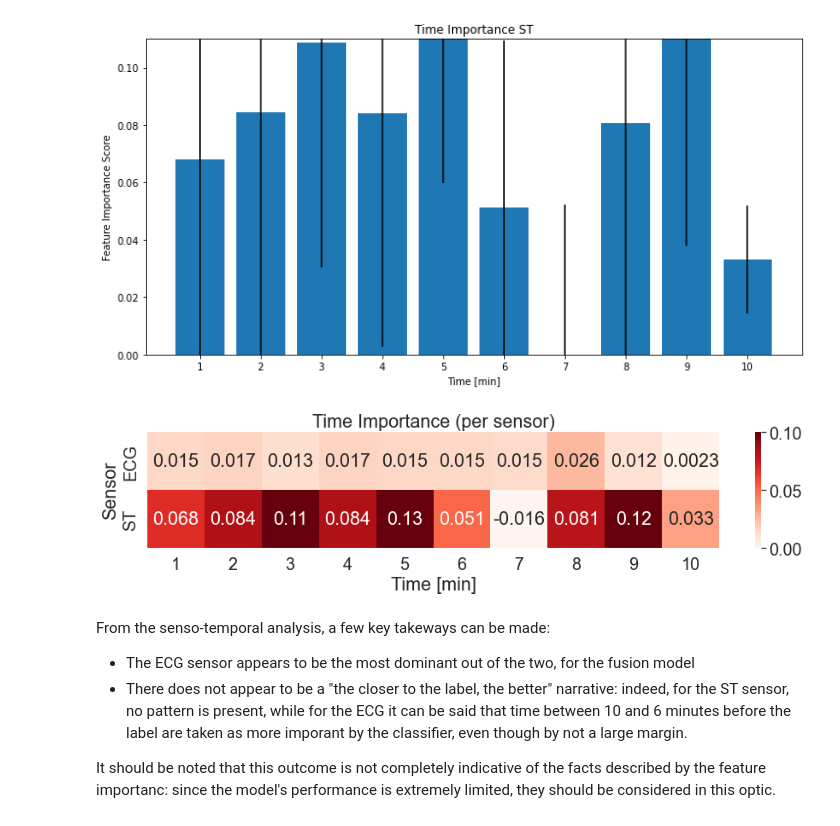
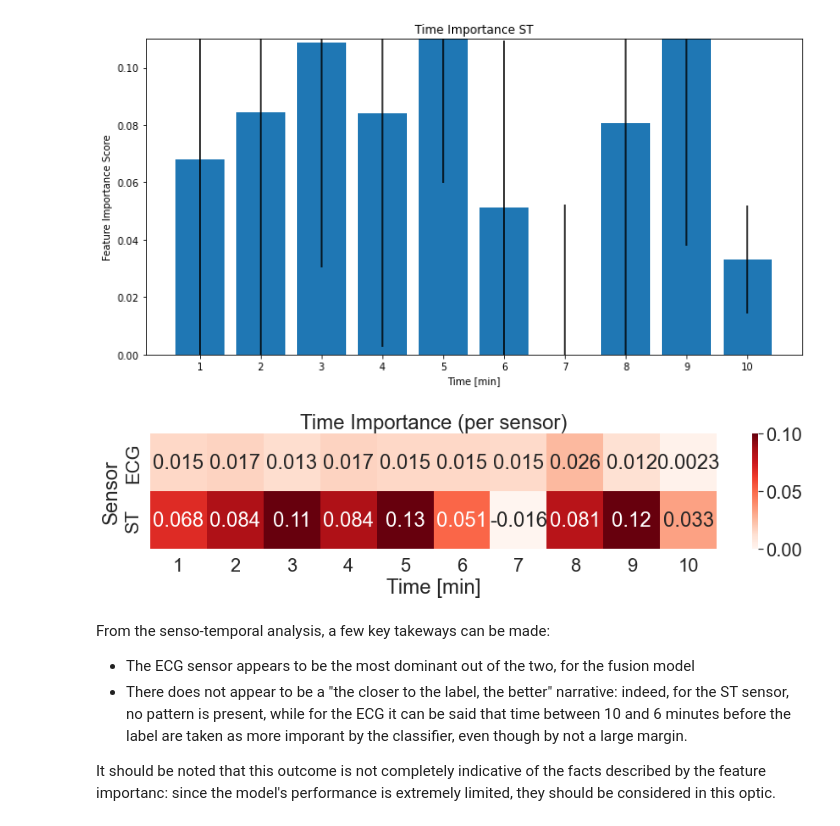
Before and after one commit to LeonardoAlchieri/MUSE, a Jupyter notebook: notebooks/explain.ipynb, the cells around one changed output. Drawn from its saved outputs; the diff is of its cells as text; code cells hidden in the pictures.

````diff
--- a/notebooks/explain.ipynb
+++ b/notebooks/explain.ipynb
@@ -232,5 +232,5 @@ with open('../results/importance_score_2svm_adaboost.npy', 'rb') as f:
 ```
 # %%
 from pickle import load
-with open('../results/importance_score_2svm_adaboost.npy', 'rb') as f:
+with open('../results/importance_score_2gp_qda.npy', 'rb') as f:
     scores = load(f)
@@ -359,26 +358,26 @@ for data_name, (mean_score, se_score) in mean_sensotimelevel_importance_score.it
 # %%
 from seaborn import heatmap, set
 df_to_save = DataFrame.from_dict(
     {key: val[0] for key, val in mean_sensotimelevel_importance_score.items()}
 )
 df_to_save.index = arange(1, 11)
 df_to_save=df_to_save.T
 df_to_save.index = ['ECG', 'ST']
 
 plt.figure(figsize=(15, 2.5))
 heatmap(df_to_save,
         xticklabels=df_to_save.columns,
         vmax=0.1, vmin=0, center=0.05,
         cmap='Reds',
         yticklabels=df_to_save.index, annot=True)
 plt.title(f"Time Importance (per sensor)")
 plt.xlabel('Time [min]')
 plt.ylabel('Sensor')
-set(font_scale=1.8)
-plt.savefig(f'../visualizations/heatmap_sensotemporal_importance.pdf')
+set(font_scale=2)
+plt.savefig(f'../visualizations/heatmap_sensotemporal_importance.pdf', bbox_inches='tight')
 plt.show()
 # %% [output]
-[figure, old version]
+[figure, new version]
 # %% [markdown]
 From the senso-temporal analysis, a few key takeways can be made:
 - The ECG sensor appears to be the most dominant out of the two, for the fusion model
````
Also changed, not shown: parts of 2 cells of this notebook, 4 other files.
